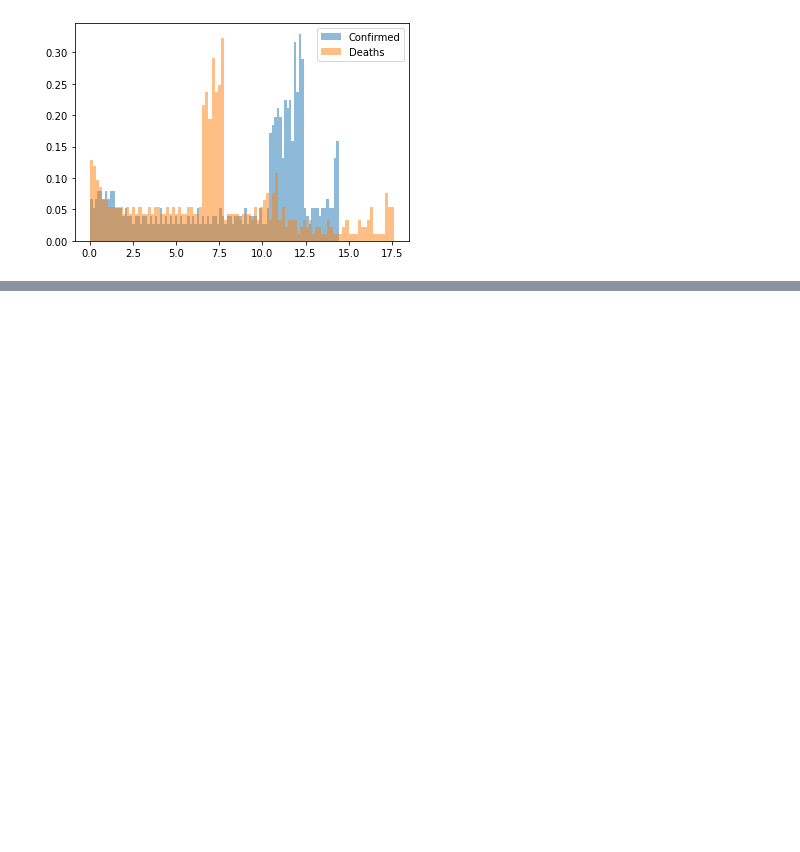
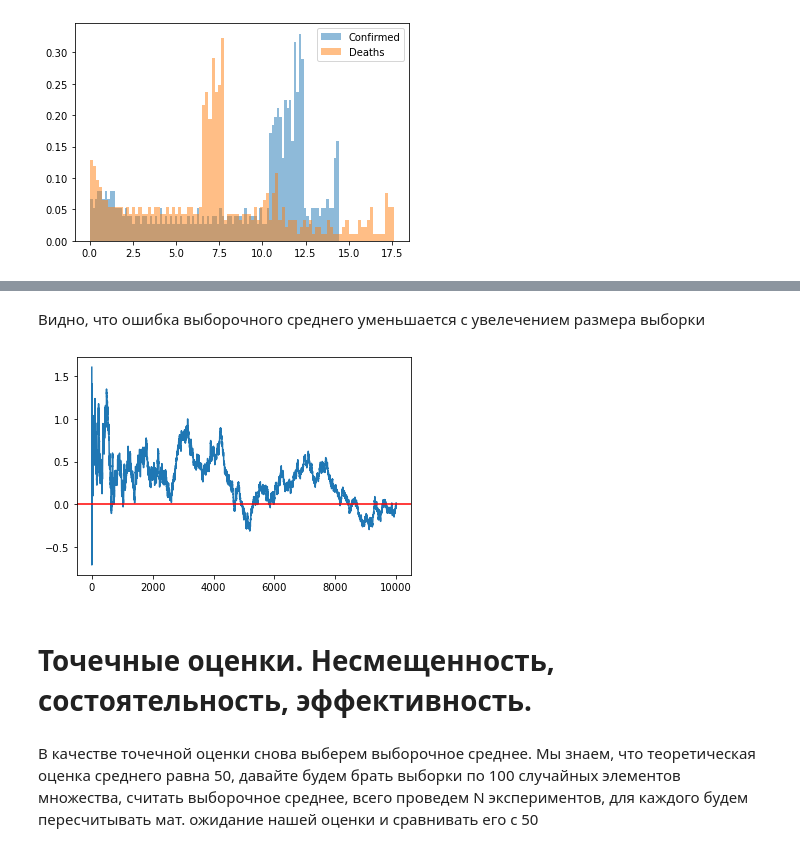
Before and after one commit to lantalex/cmf_statistics, a Jupyter notebook: week-1.ipynb, the cells around one changed output, grey strips where cells are left out. Drawn from its saved outputs; the diff is of its cells as text; code cells hidden in the pictures; blank space fills up the shorter version.

```diff
--- a/week-1.ipynb
+++ b/week-1.ipynb
@@ -374,0 +387,20 @@ plt.show()
+# %%
+mean = sample.mean()
+std = sample.std()
+size = len(sample)
+
+error = []
+for i in range(1, size, int(size / 10_000)):
+    error.append(np.sqrt(i) * (sample[0:i].mean() - mean) / std)
+# %% [markdown]
+Видно, что ошибка выборочного среднего уменьшается с увелечением размера выборки
+# %%
+plt.plot(error)
+plt.axhline(y=0.0, color='r', linestyle='-')
+plt.show()
+# %% [output]
+[figure, added]
+# %% [markdown]
+# Точечные оценки. Несмещенность, состоятельность, эффективность.
+# %% [markdown]
+В качестве точечной оценки снова выберем выборочное среднее. Мы знаем, что теоретическая оценка среднего равна 50, давайте будем брать выборки по 100 случайных элементов множества, считать выборочное среднее, всего проведем N экспериментов, для каждого будем пересчитывать мат. ожидание нашей оценки и сравнивать его с 50
```
Also changed, not shown: parts of 18 cells of this notebook.
